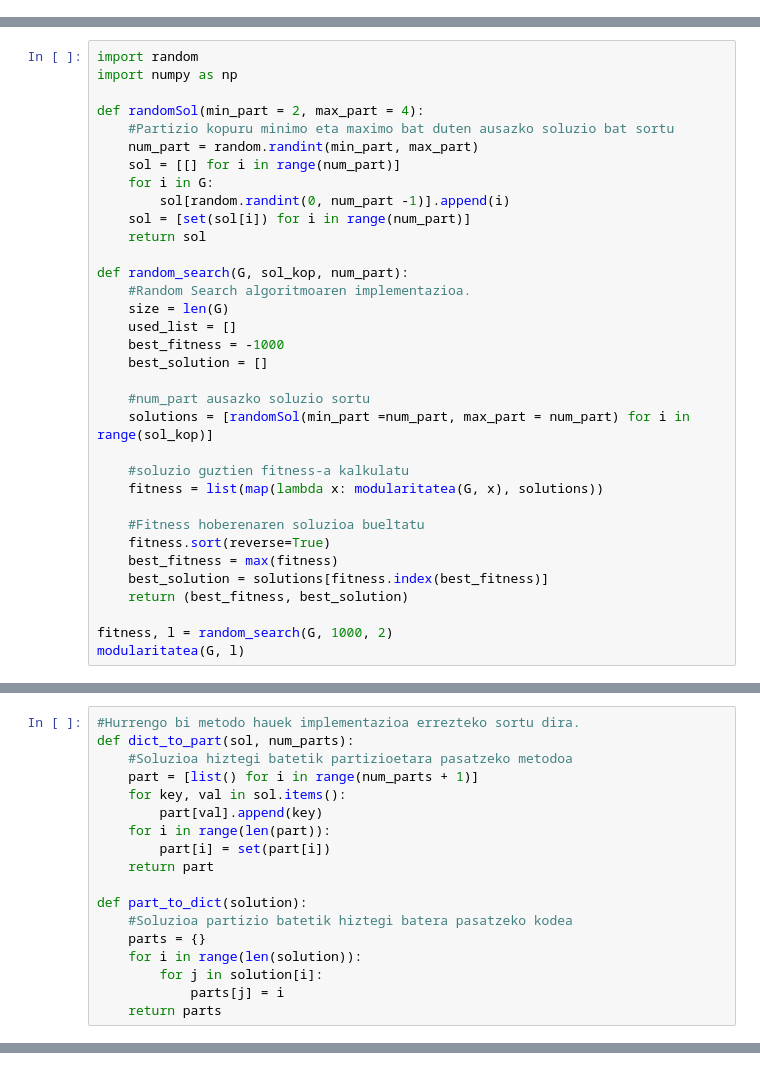
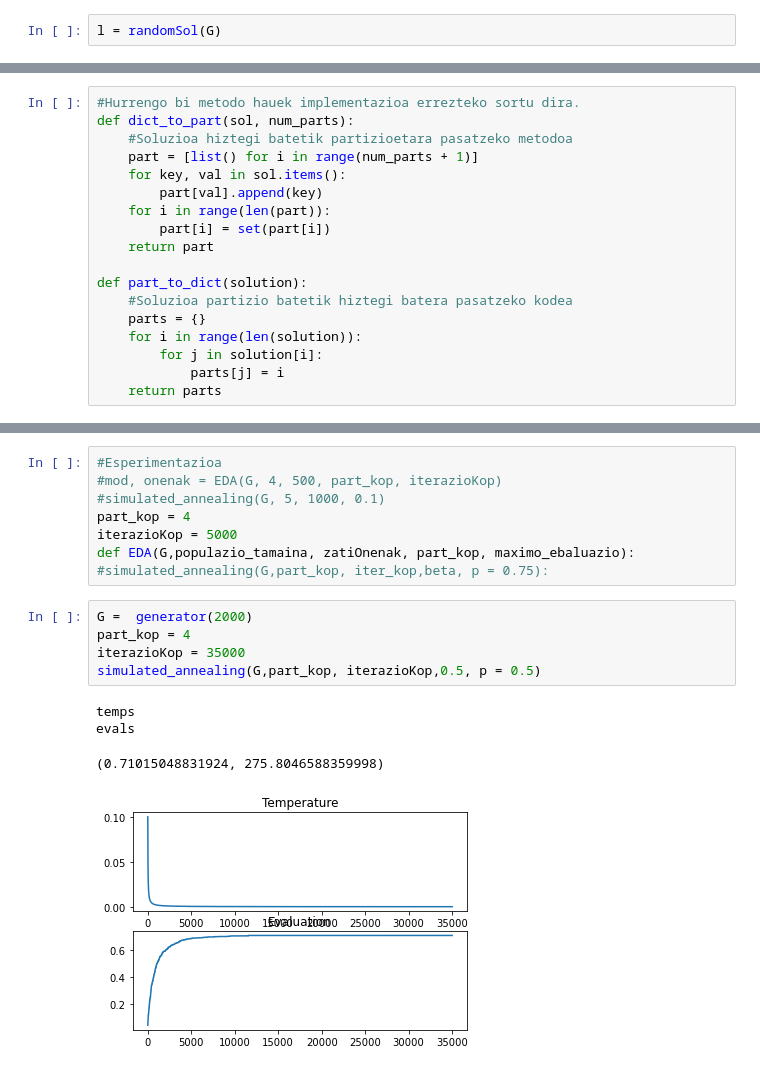
Before and after one commit to LukasArana/ComunityDetection, a Jupyter notebook: CDP_2_fasea_ikasle.ipynb, the cells around one changed output, grey strips where cells are left out. Drawn from its saved outputs; the diff is of its cells as text.

```diff
--- a/CDP_2_fasea_ikasle.ipynb
+++ b/CDP_2_fasea_ikasle.ipynb
@@ -61,3 +139,5 @@ authors = np.array(G.nodes())
+# %%
+l = randomSol(G)
 # %%
 def modularitatea(G, partizioa, weight="weight"):
     #Network X en implementazioan oinarrituta.
@@ -127,34 +158,0 @@ modularitatea(G, l)
-# %%
-import random
-import numpy as np
-
-def randomSol(min_part = 2, max_part = 4):
-    #Partizio kopuru minimo eta maximo bat duten ausazko soluzio bat sortu
-    num_part = random.randint(min_part, max_part)
-    sol = [[] for i in range(num_part)]
-    for i in G:
-        sol[random.randint(0, num_part -1)].append(i)
-    sol = [set(sol[i]) for i in range(num_part)]
-    return sol
-
-def random_search(G, sol_kop, num_part):
-    #Random Search algoritmoaren implementazioa.
-    size = len(G)
-    used_list = []
-    best_fitness = -1000
-    best_solution = []
-
-    #num_part ausazko soluzio sortu
-    solutions = [randomSol(min_part =num_part, max_part = num_part) for i in range(sol_kop)]
-
-    #soluzio guztien fitness-a kalkulatu
-    fitness = list(map(lambda x: modularitatea(G, x), solutions))
-
-    #Fitness hoberenaren soluzioa bueltatu
-    fitness.sort(reverse=True)
-    best_fitness = max(fitness)
-    best_solution = solutions[fitness.index(best_fitness)]
-    return (best_fitness, best_solution)
-
-fitness, l = random_search(G, 1000, 2)
-modularitatea(G, l)
@@ -384,0 +606,18 @@ KeyboardInterrupt:
+# %%
+#Esperimentazioa
+#mod, onenak = EDA(G, 4, 500, part_kop, iterazioKop)
+#simulated_annealing(G, 5, 1000, 0.1)
+part_kop = 4
+iterazioKop = 5000
+def EDA(G,populazio_tamaina, zatiOnenak, part_kop, maximo_ebaluazio):
+#simulated_annealing(G,part_kop, iter_kop,beta, p = 0.75):
+# %%
+G =  generator(2000)
+part_kop = 4
+iterazioKop = 35000
+simulated_annealing(G,part_kop, iterazioKop,0.5, p = 0.5)
+# %% [output]
+temps
+evals
+(0.71015048831924, 275.8046588359998)
+[figure, added]
```
Also changed, not shown: parts of 39 cells of this notebook, 21 other files.
